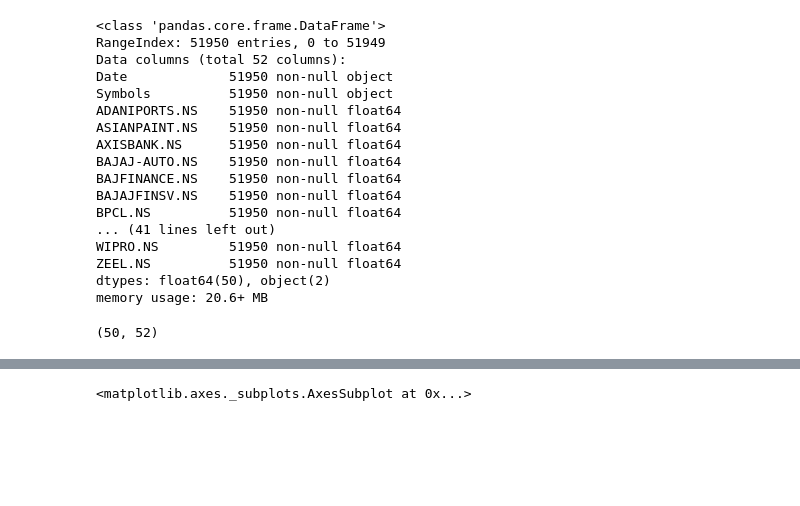
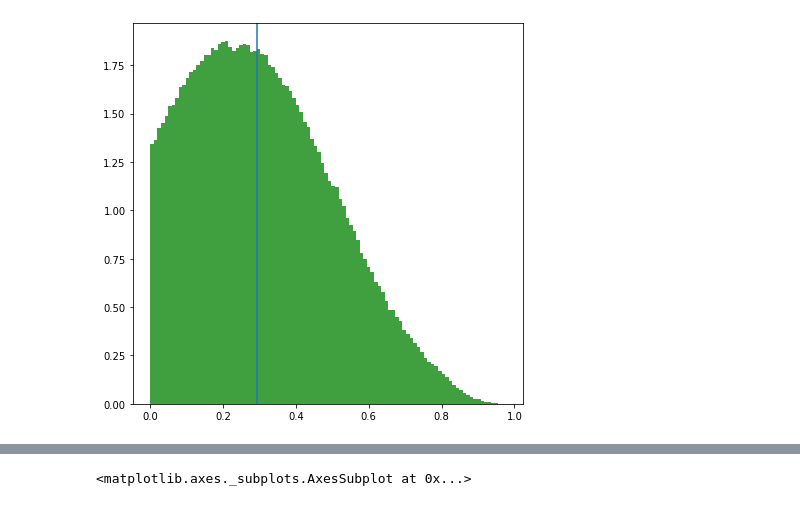
Before and after one commit to LYYLM2019/NIFTYnetwork, a Jupyter notebook: Volatility-Analysis.ipynb, the cells around one changed output, grey strips where cells are left out. Saved outputs shown, nothing was run; the diff lists cells and outputs as text; code cells hidden in the pictures; blank space fills up the shorter version.

```diff
--- a/Volatility-Analysis.ipynb
+++ b/Volatility-Analysis.ipynb
@@ -38,7 +60,7 @@ NSEI_roll_std.plot(figsize=(10,5))
 # %%
-nifty = nifty.dropna()
+nifty_ret = nifty.pct_change().dropna()
 # %%
-nifty_cor = nifty.rolling(22).corr().dropna()
+nifty_cor = nifty_ret.rolling(22).corr().dropna()
 nifty_cor = nifty_cor.reset_index()
 # %%
 nifty_cor['Date'] = nifty_cor['Date'].dt.strftime('%Y-%m-%d')
@@ -63,24 +68,10 @@ nifty_cor
-# %%
-nifty_cor.info()
-# %% [output]
-<class 'pandas.core.frame.DataFrame'>
-RangeIndex: 51950 entries, 0 to 51949
-Data columns (total 52 columns):
-Date             51950 non-null object
-Symbols          51950 non-null object
-ADANIPORTS.NS    51950 non-null float64
-ASIANPAINT.NS    51950 non-null float64
-AXISBANK.NS      51950 non-null float64
-BAJAJ-AUTO.NS    51950 non-null float64
-BAJFINANCE.NS    51950 non-null float64
-BAJAJFINSV.NS    51950 non-null float64
-BPCL.NS          51950 non-null float64
-... (41 lines left out)
-WIPRO.NS         51950 non-null float64
-ZEEL.NS          51950 non-null float64
-dtypes: float64(50), object(2)
-memory usage: 20.6+ MB
-# %%
-nifty_cor[nifty_cor['Date']=='2016-02-02'].to_numpy().shape
-# %% [output]
-(50, 52)
+# %%
+long_corr = pd.melt(nifty_cor, id_vars=['Date','Symbols'], var_name='Stocks', value_name='Correlation')
+# %%
+x = long_corr['Correlation'][long_corr['Correlation'] >= 0][long_corr['Correlation'] < 0.999999]
+cutoff_pos = x.quantile()
+plt.figure(figsize = (7,7))
+plt.axvline(x.quantile())
+n, bins, patches = plt.hist(x, 100, density=True, facecolor='g', alpha=0.75)
+# %% [output]
+[figure, added]
```
Also changed, not shown: parts of 20 cells of this notebook.
